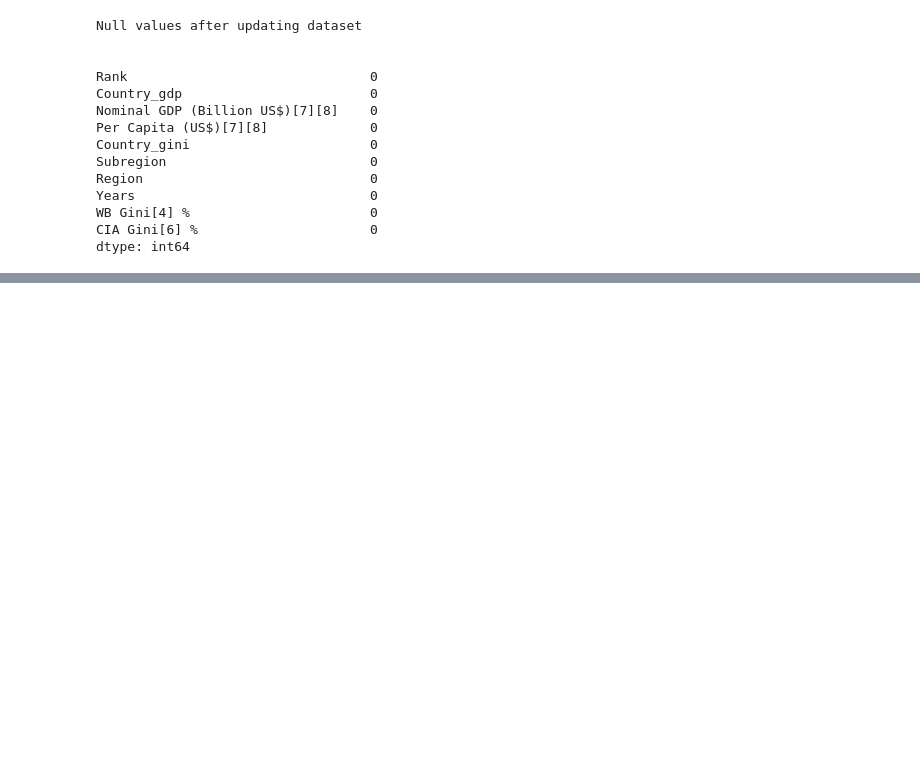
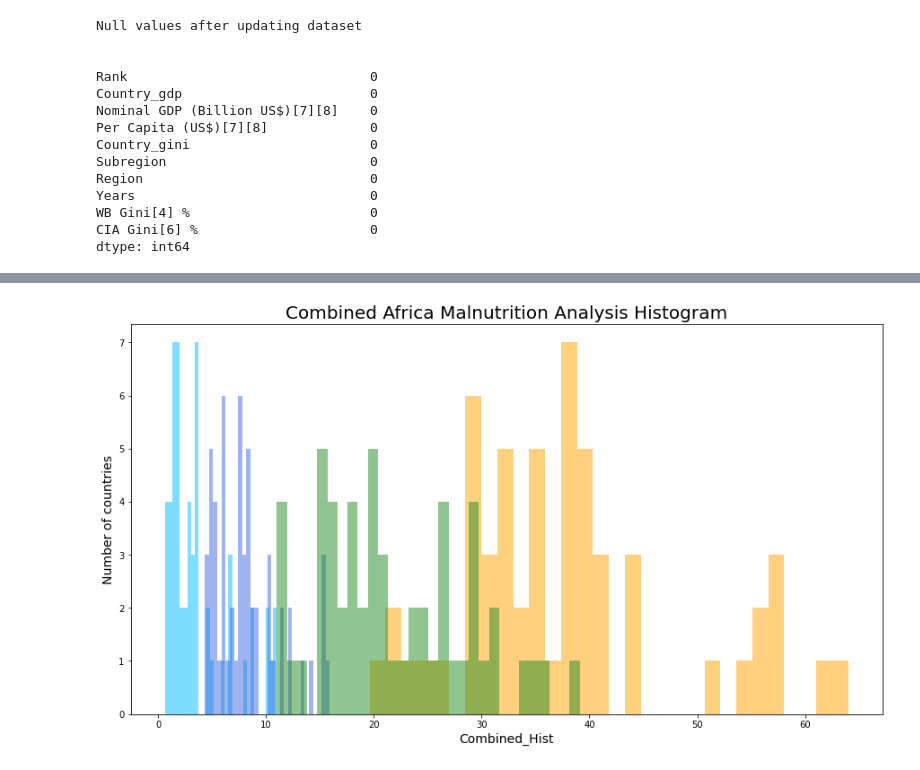
Before and after one commit to Oluwaleke/Child_malnutrition, a Jupyter notebook: Malnutrition_africa.ipynb, the cells around one changed output, grey strips where cells are left out. Cells and saved outputs as stored; diff of their text form; code cells hidden in the pictures; blank space fills up the shorter version.

```diff
--- a/Malnutrition_africa.ipynb
+++ b/Malnutrition_africa.ipynb
@@ -316,0 +359,12 @@ dtype: int64
+# %%
+plt.figure(figsize=(15, 8))
+plt.hist(malnutrition_gdp_data['Overweight'],bins=30,color='deepskyblue',alpha=0.5)
+plt.hist(malnutrition_gdp_data['Wasting'],bins=30,color='royalblue',alpha=0.5)
+plt.hist(malnutrition_gdp_data['Stunting'],bins=30,color='orange',alpha=0.5)
+plt.hist(malnutrition_gdp_data['Underweight'],bins=30,color='forestgreen',alpha=0.5)
+plt.xlabel('Combined_Hist', fontsize=14)
+plt.ylabel('Number of countries', fontsize=14)
+plt.title('Combined Africa Malnutrition Analysis Histogram', fontsize=20)
+plt.show()
+# %% [output]
+[figure, added]
```
Also changed, not shown: parts of 15 cells of this notebook, 2 other files.
